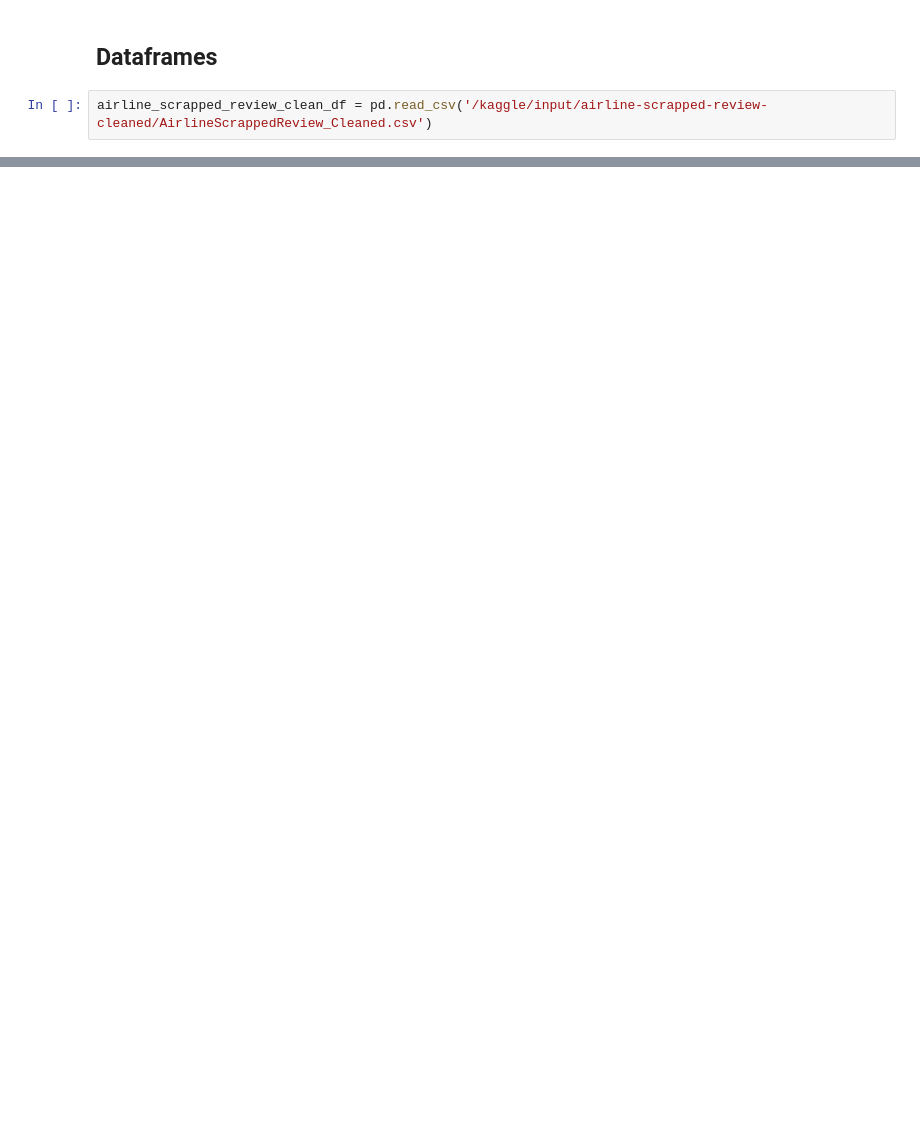
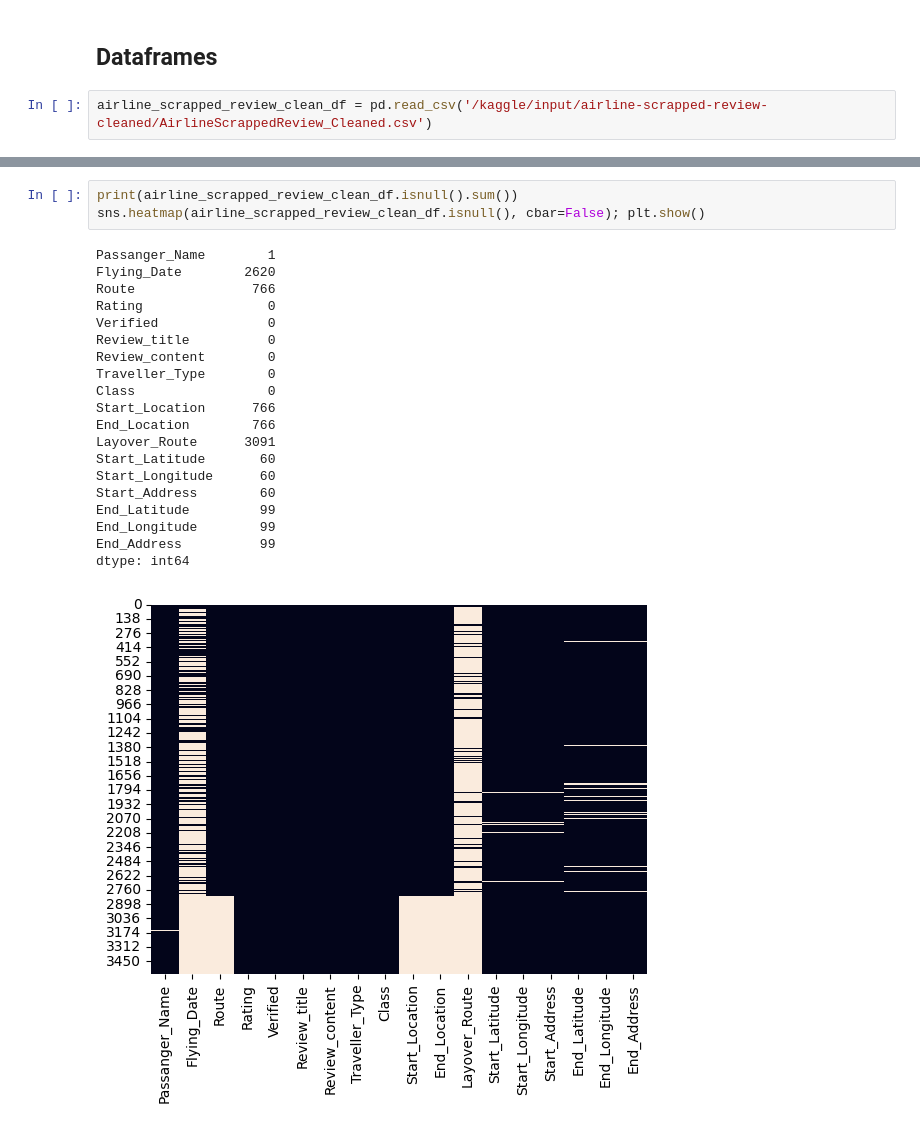
Before and after one commit to samalouty/airline-customer-booking, a Jupyter notebook: airline-scrapped-cleaned.ipynb, the cells around one changed output, grey strips where cells are left out. Drawn from its saved outputs; the diff is of its cells as text; blank space fills up the shorter version.

```diff
--- a/airline-scrapped-cleaned.ipynb
+++ b/airline-scrapped-cleaned.ipynb
@@ -52,0 +87,24 @@ airline_scrapped_review_clean_df.sample(5)
+# %%
+print(airline_scrapped_review_clean_df.isnull().sum())
+sns.heatmap(airline_scrapped_review_clean_df.isnull(), cbar=False); plt.show()
+# %% [output]
+Passanger_Name        1
+Flying_Date        2620
+Route               766
+Rating                0
+Verified              0
+Review_title          0
+Review_content        0
+Traveller_Type        0
+Class                 0
+Start_Location      766
+End_Location        766
+Layover_Route      3091
+Start_Latitude       60
+Start_Longitude      60
+Start_Address        60
+End_Latitude         99
+End_Longitude        99
+End_Address          99
+dtype: int64
+[figure, added]
```
Also changed, not shown: parts of 13 cells of this notebook.
